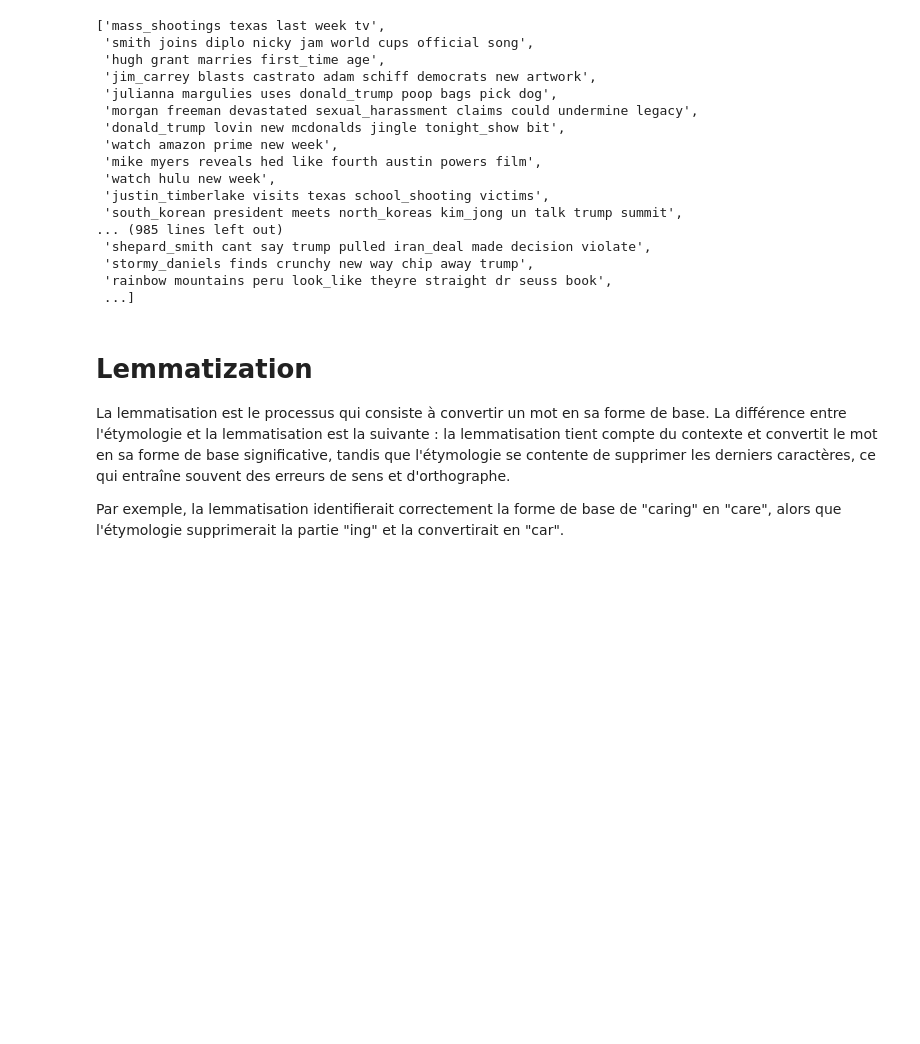
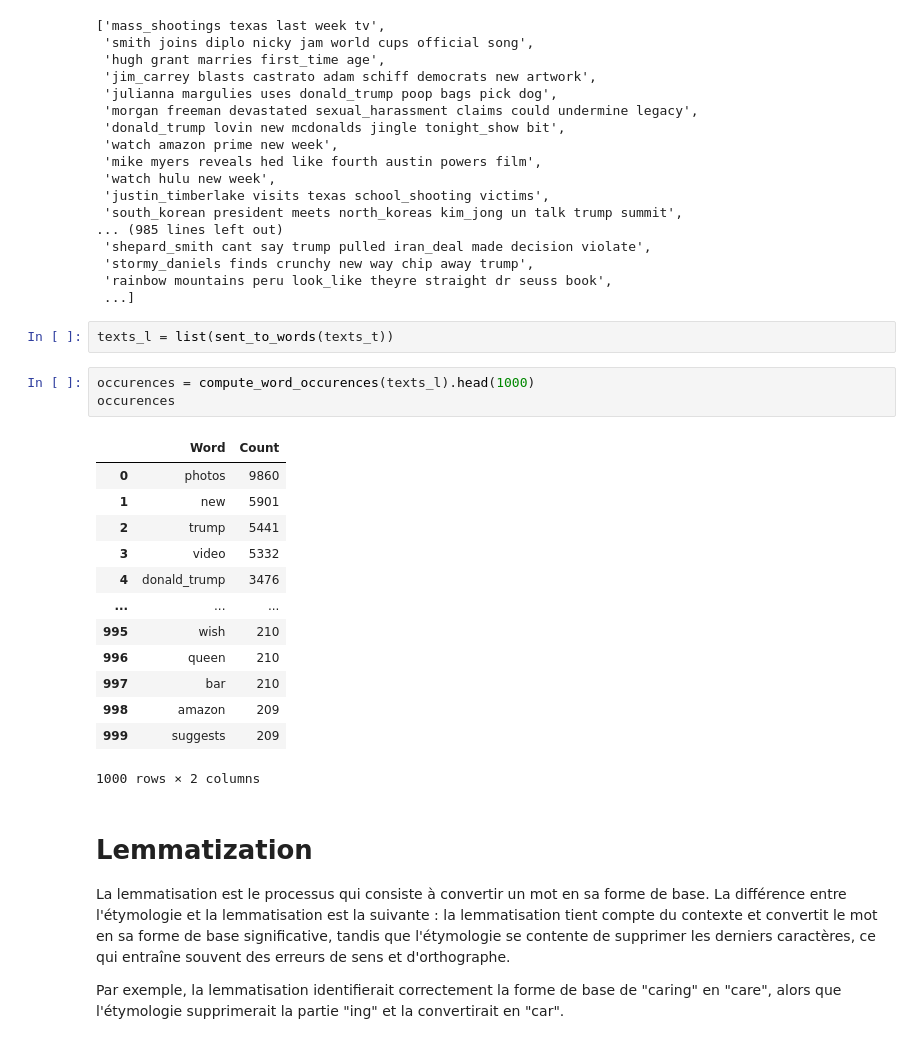
Before and after one commit to RudyLo/Naturali_Language_Processing, a Jupyter notebook: Projet Topic Modeling NLP.ipynb, the cells around one changed output. Saved outputs shown, nothing was run; the diff lists cells and outputs as text; blank space fills up the shorter version.

```diff
--- a/Projet Topic Modeling NLP.ipynb
+++ b/Projet Topic Modeling NLP.ipynb
@@ -500,6 +500,25 @@ texts_t
  'stormy_daniels finds crunchy new way chip away trump',
  'rainbow mountains peru look_like theyre straight dr seuss book',
  ...]
+# %%
+texts_l = list(sent_to_words(texts_t))
+# %%
+occurences = compute_word_occurences(texts_l).head(1000)
+occurences
+# %% [output]
+|  | Word | Count |
+| 0 | photos | 9860 |
+| 1 | new | 5901 |
+| 2 | trump | 5441 |
+| 3 | video | 5332 |
+| 4 | donald_trump | 3476 |
+| ... | ... | ... |
+| 995 | wish | 210 |
+| 996 | queen | 210 |
+| 997 | bar | 210 |
+| 998 | amazon | 209 |
+| 999 | suggests | 209 |
+1000 rows × 2 columns
 # %% [markdown]
 # Lemmatization
 
```
Also changed, not shown: parts of 12 cells of this notebook.
